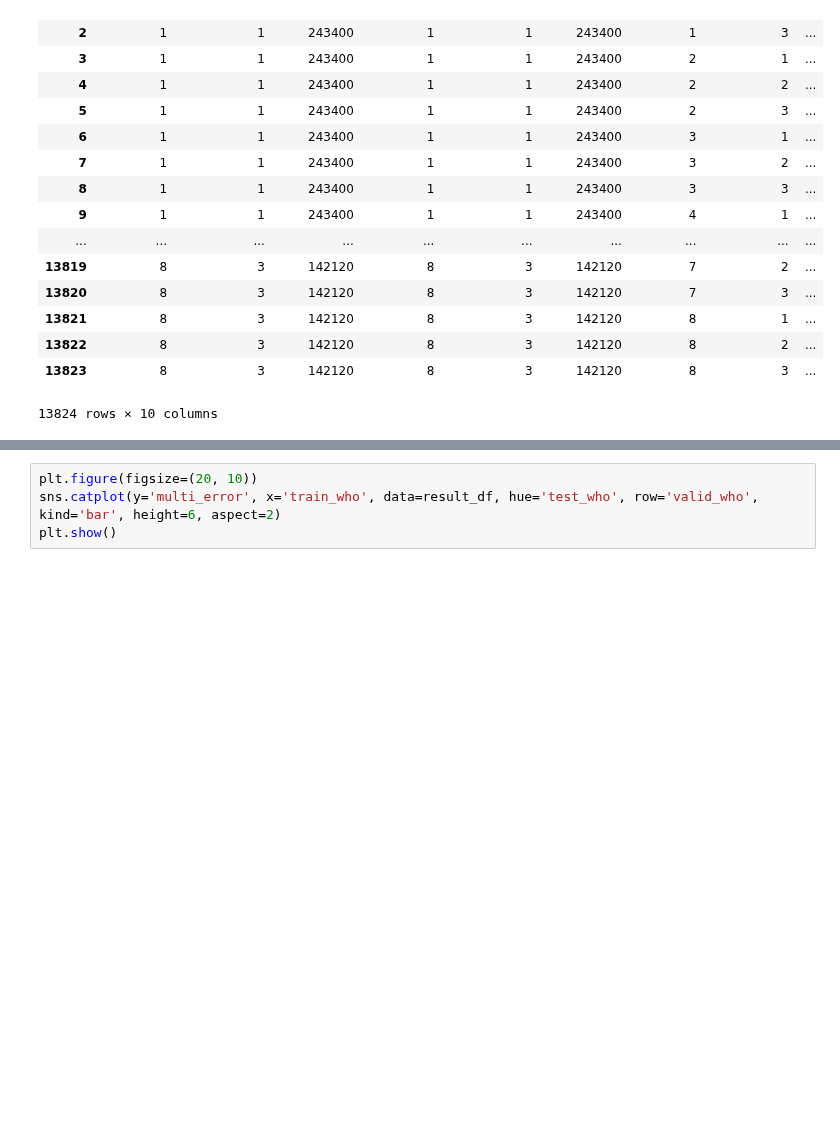
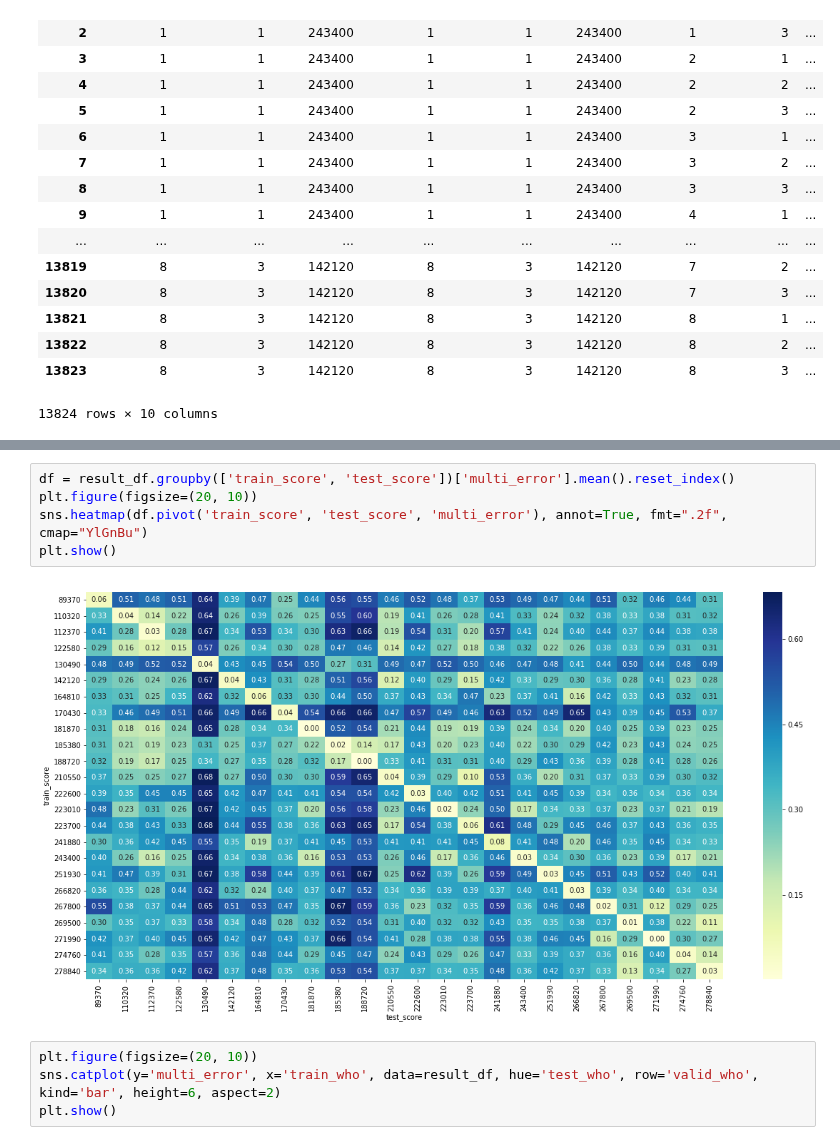
Before and after one commit to dsmilab/Taiko-Master, a Jupyter notebook: util/song1_analysis.ipynb, the cells around one changed output, grey strips where cells are left out. Saved outputs shown, nothing was run; the diff lists cells and outputs as text; blank space fills up the shorter version.

```diff
--- a/util/song1_analysis.ipynb
+++ b/util/song1_analysis.ipynb
@@ -57,3 +64,10 @@ ming_df
+# %%
+df = result_df.groupby(['train_score', 'test_score'])['multi_error'].mean().reset_index()
+plt.figure(figsize=(20, 10))
+sns.heatmap(df.pivot('train_score', 'test_score', 'multi_error'), annot=True, fmt=".2f", cmap="YlGnBu")
+plt.show()
+# %% [output]
+[figure, added]
 # %%
 plt.figure(figsize=(20, 10))
 sns.catplot(y='multi_error', x='train_who', data=result_df, hue='test_who', row='valid_who', kind='bar', height=6, aspect=2)
```
Also changed, not shown: parts of 3 cells of this notebook.
